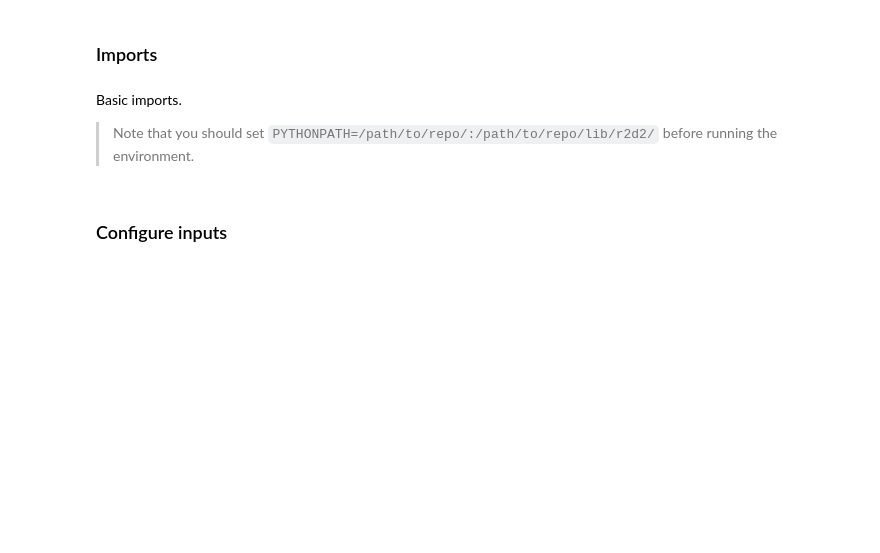
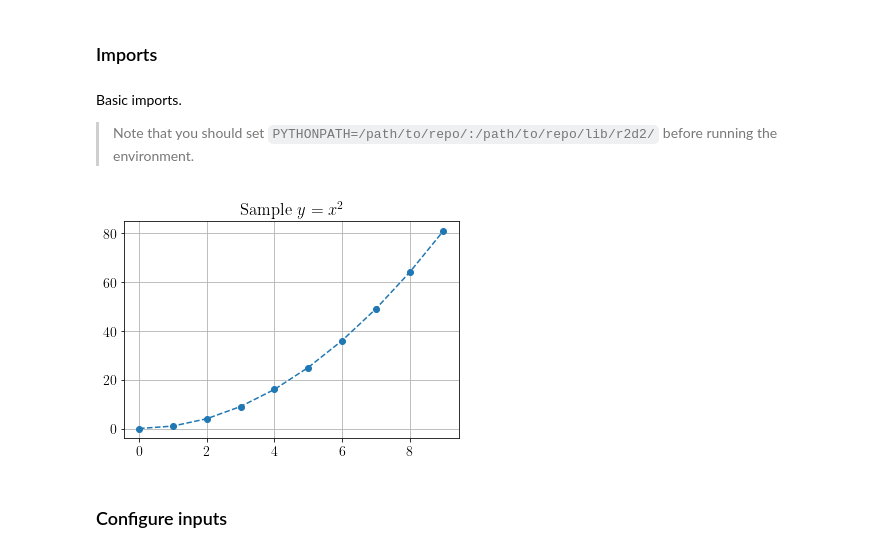
Before and after one commit to bpiyush/rotation-equivariant-lfm, a Jupyter notebook: notebooks/eval_on_hpatches.ipynb, the cells around one changed output. Drawn from its saved outputs; the diff is of its cells as text; code cells hidden in the pictures; blank space fills up the shorter version.

```diff
--- a/notebooks/eval_on_hpatches.ipynb
+++ b/notebooks/eval_on_hpatches.ipynb
@@ -36,5 +39,9 @@ from relfm.utils.visualize import show_images_with_keypoints
 from relfm.utils.matching import evaluate_matching_with_rotation, analyze_result
 from relfm.inference.r2d2_on_hpatches import configure_save_dir
+# %%
+set_latex_fonts(show_sample=True)
+# %% [output]
+[figure, added]
 # %% [markdown]
 ### Configure inputs <a class="anchor" id="configure_inputs"></a>
 # %% [markdown]
```
Also changed, not shown: parts of 11 cells of this notebook, 1 other file.
